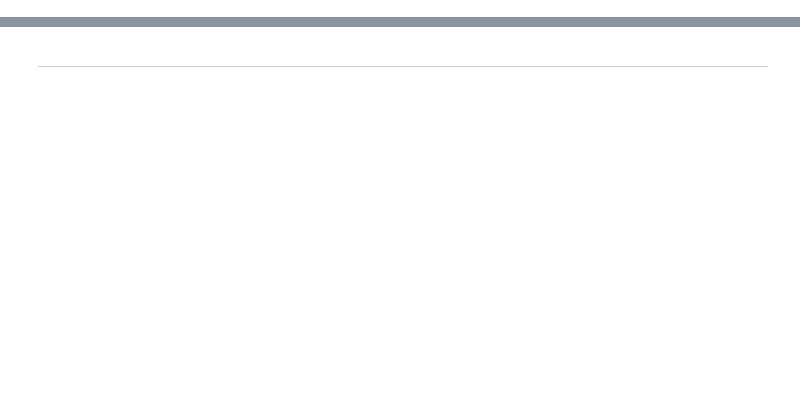
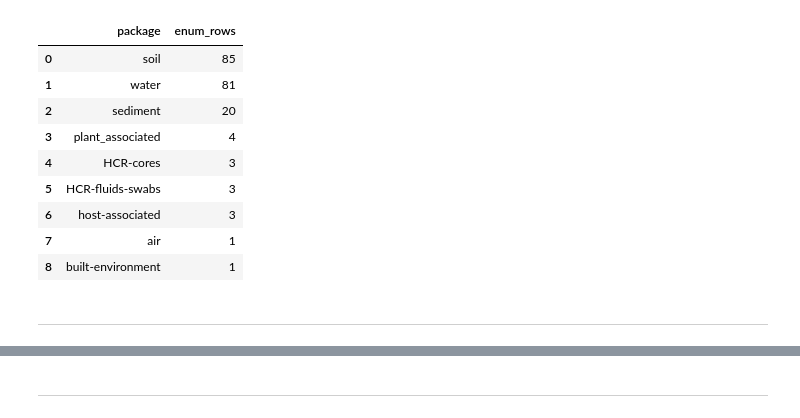
Before and after one commit to microbiomedata/nmdc-metadata, a Jupyter notebook: notebooks/build_dh_soil_template.ipynb, the cells around one changed output, grey strips where cells are left out. Cells and saved outputs as stored; diff of their text form; code cells hidden in the pictures; blank space fills up the shorter version.

```diff
--- a/notebooks/build_dh_soil_template.ipynb
+++ b/notebooks/build_dh_soil_template.ipynb
@@ -49,3 +240,25 @@ data_tsv_prototype = "../../DataHarmonizer/template/soil/"
+# %%
+et_tf_package_counts = (
+    et_triad_frame["package"]
+    .value_counts()
+    .rename_axis("package")
+    .reset_index(name="enum_rows")
+)
+
+et_tf_package_counts
+# %% [output]
+|  | package | enum_rows |
+| 0 | soil | 85 |
+| 1 | water | 81 |
+| 2 | sediment | 20 |
+| 3 | plant_associated | 4 |
+| 4 | HCR-cores | 3 |
+| 5 | HCR-fluids-swabs | 3 |
+| 6 | host-associated | 3 |
+| 7 | air | 1 |
+| 8 | built-environment | 1 |
 # %%
 mixs_yaml_view = SchemaView(mixs_yaml_file)
 nmdc_yaml_view = SchemaView(nmdc_yaml_file)
+# %% [markdown]
+---
```
Also changed, not shown: parts of 40 cells of this notebook, 1 other file.
